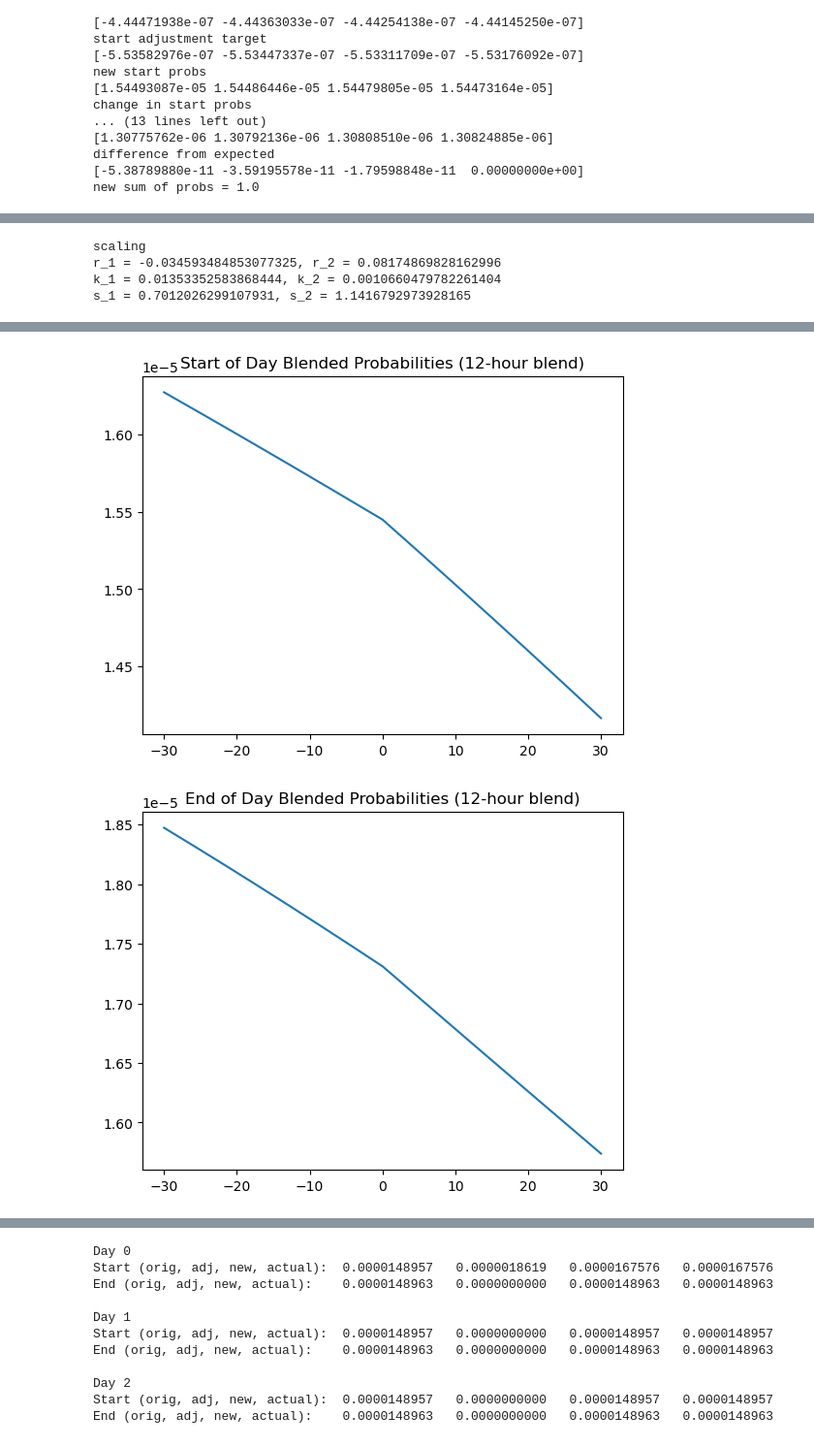
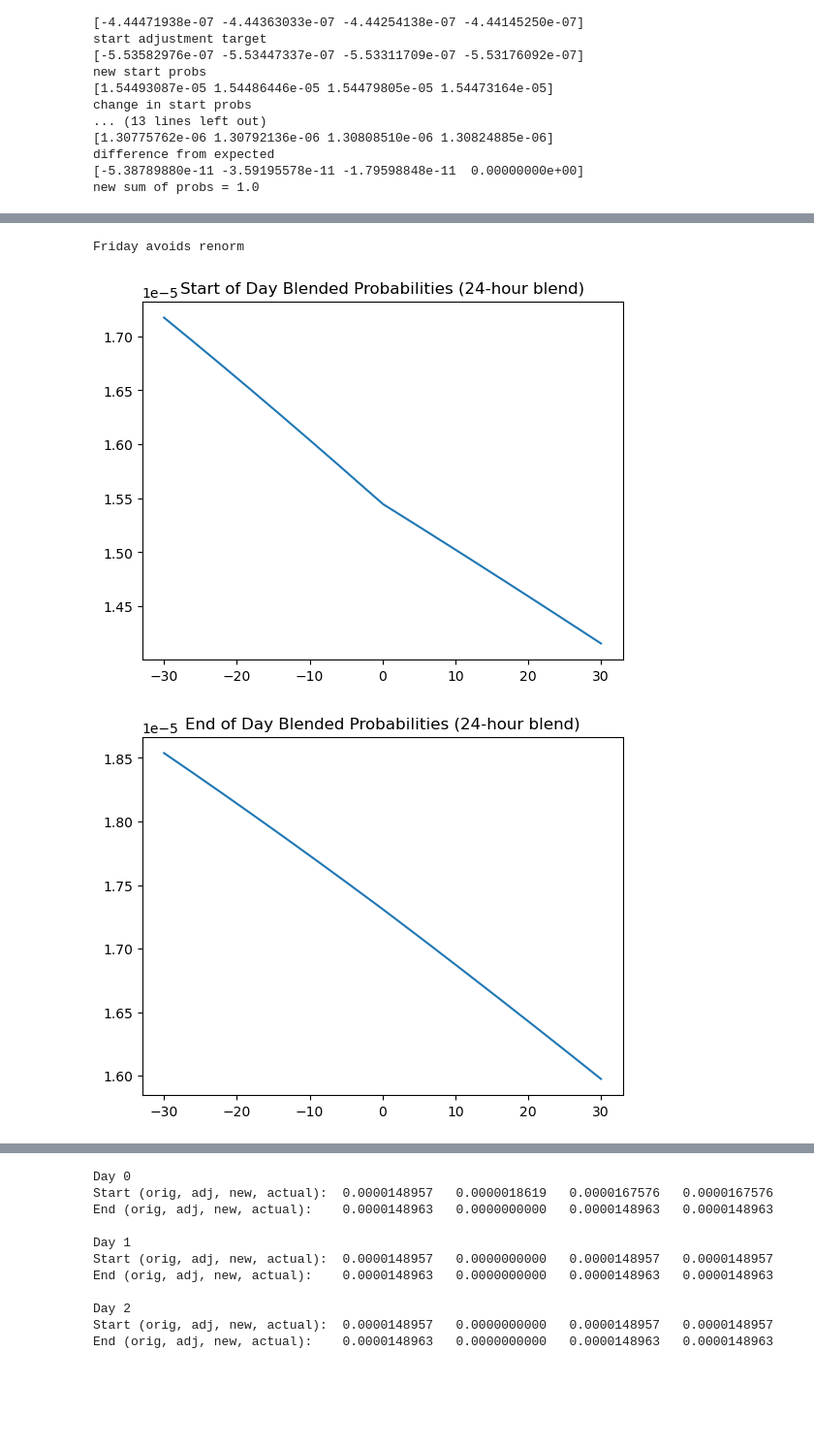
Before and after one commit to erikjhanson/ad-sims, a Jupyter notebook: activity-by-hour-notes.ipynb, the cells around one changed output, grey strips where cells are left out. Shown at 97% size. Saved outputs shown, nothing was run; the diff lists cells and outputs as text; code cells hidden in the pictures; blank space fills up the shorter version.

Commit message:
added graphs with different windows

```diff
--- a/activity-by-hour-notes.ipynb
+++ b/activity-by-hour-notes.ipynb
@@ -1042,12 +1003,12 @@ plot_fn(x3, y3b, title=f"End of Day Blended Probabilities ({blend_hours}-hour bl
 [figure]
 # %%
 
-blend_hours = 12
+blend_hours = 24
 blend_seconds = int(blend_hours * SECONDS_IN_HOUR)
 
 # Option to allow renormalization of all probabilities when the start
 # and end probabilities change.
-allow_renorm = True
+allow_renorm = False
 
 new_daily_start_second_probs = list()
 
@@ -1090,11 +1051,8 @@ y3b = y2[
 ]
 
 
+print("Friday scaled for renorm" if allow_renorm else "Friday avoids renorm")
 plot_fn(x3, y3a, title=f"Start of Day Blended Probabilities ({blend_hours}-hour blend)")
 plot_fn(x3, y3b, title=f"End of Day Blended Probabilities ({blend_hours}-hour blend)")
 # %% [output]
-scaling
-r_1 = -0.034593484853077325, r_2 = 0.08174869828162996
-k_1 = 0.01353352583868444, k_2 = 0.0010660479782261404
-s_1 = 0.7012026299107931, s_2 = 1.1416792973928165
 [figure]
@@ -1102,2 +1060,3 @@ s_1 = 0.7012026299107931, s_2 = 1.1416792973928165
+Friday avoids renorm
-[figure, old version]
+[figure, new version]
-[figure, old version]
+[figure, new version]
```
Also changed, not shown: parts of 7 cells of this notebook.
